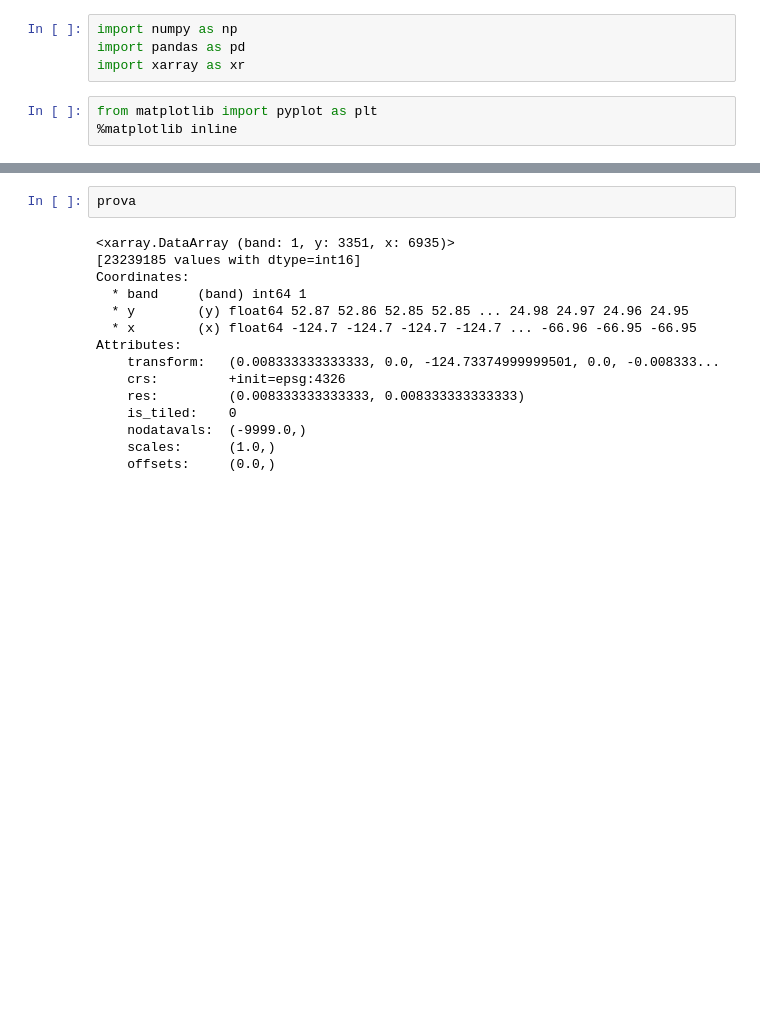
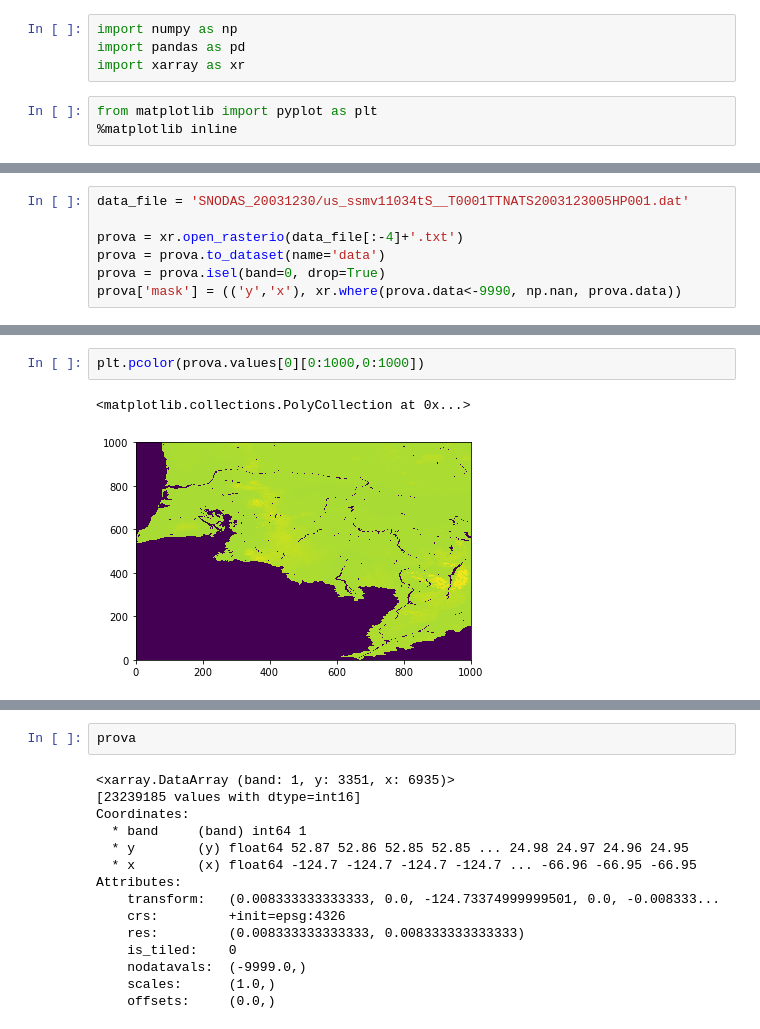
Before and after one commit to chiaral/xtreme_precip, a Jupyter notebook: SNODAS_data.ipynb, the cells around one changed output, grey strips where cells are left out. Cells and saved outputs as stored; diff of their text form; blank space fills up the shorter version.

Commit message:
prova

```diff
--- a/SNODAS_data.ipynb
+++ b/SNODAS_data.ipynb
@@ -51,0 +70,7 @@ prova = xr.open_rasterio('SNODAS_20030930/us_ssmv01025SlL00T0024TTNATS2003093005
+# %%
+data_file = 'SNODAS_20031230/us_ssmv11034tS__T0001TTNATS2003123005HP001.dat'
+
+prova = xr.open_rasterio(data_file[:-4]+'.txt')
+prova = prova.to_dataset(name='data')
+prova = prova.isel(band=0, drop=True)
+prova['mask'] = (('y','x'), xr.where(prova.data<-9990, np.nan, prova.data))
@@ -51,0 +88,5 @@ prova = xr.open_rasterio('SNODAS_20030930/us_ssmv01025SlL00T0024TTNATS2003093005
+# %%
+plt.pcolor(prova.values[0][0:1000,0:1000])
+# %% [output]
+<matplotlib.collections.PolyCollection at 0x...>
+[figure, added]
```
Also changed, not shown: parts of 11 cells of this notebook, 8 other files.
